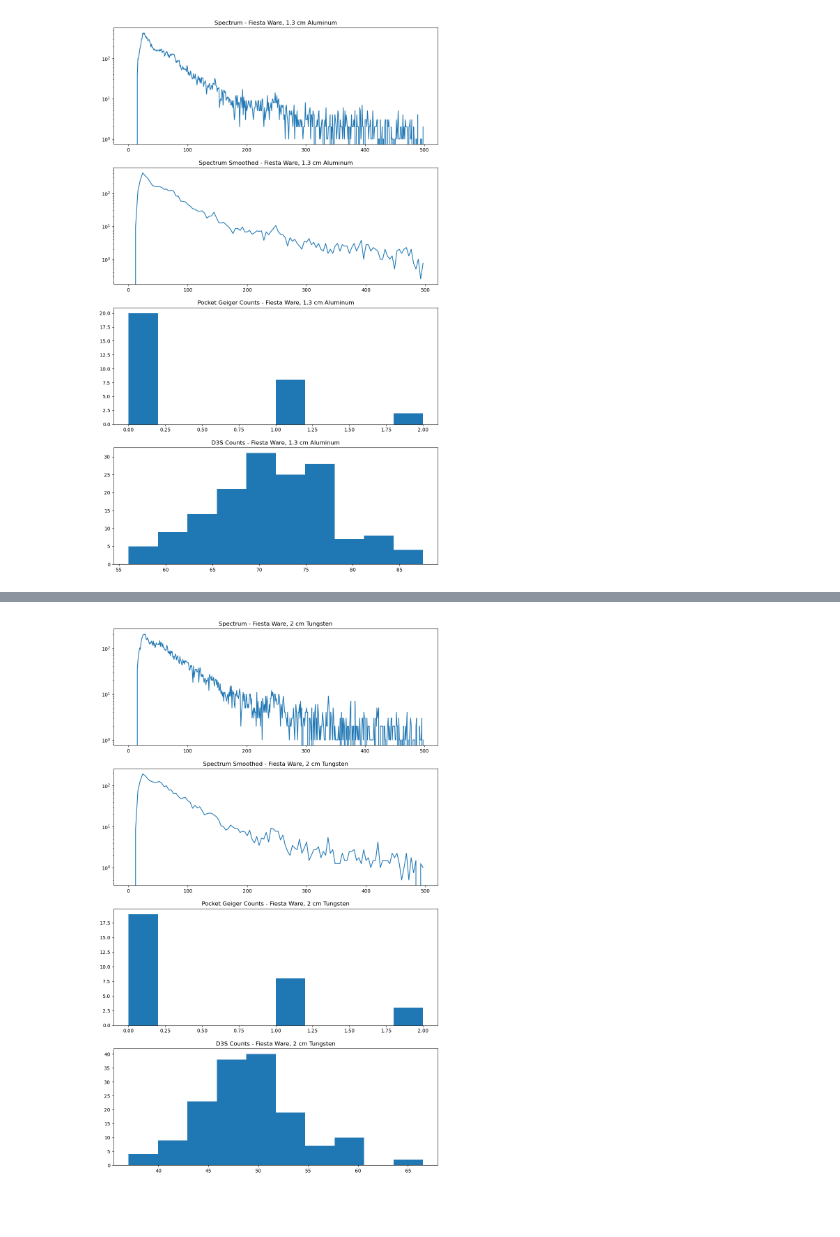
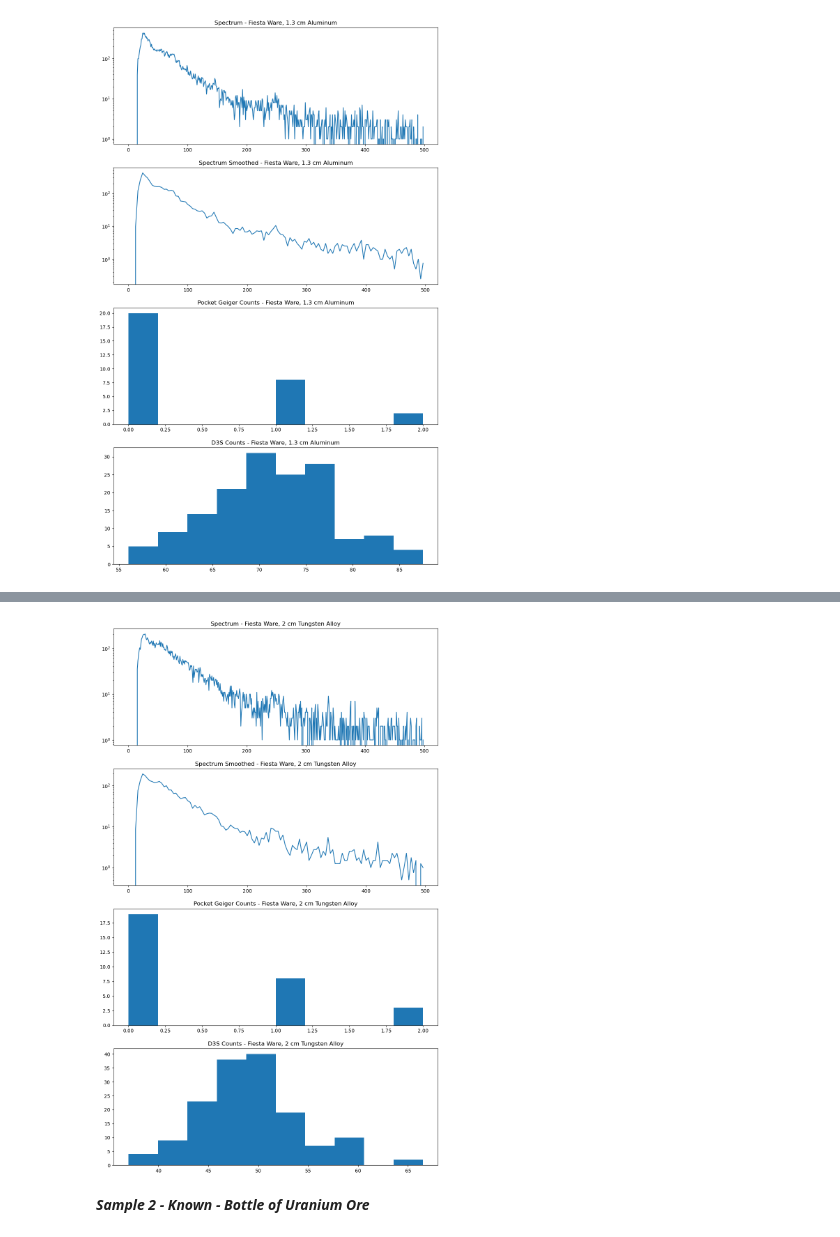
Before and after one commit to Kaiel0904/E11_KyleLink, a Jupyter notebook: E11 Final Graphing.ipynb, the cells around one changed output, grey strips where cells are left out. Drawn from its saved outputs; the diff is of its cells as text; code cells hidden in the pictures; blank space fills up the shorter version.

```diff
--- a/E11 Final Graphing.ipynb
+++ b/E11 Final Graphing.ipynb
@@ -92,8 +92,10 @@ graph_quick(fig4, ax4, FW_W1_spectrum, FW_W1_geiger, FW_W1_D3Scount, 'Fiesta War
 # %%
 fig5, ax5 = plt.subplots(figsize=(12,20),nrows=4)
-graph_quick(fig5, ax5, FW_W2_spectrum, FW_W2_geiger, FW_W2_D3Scount, 'Fiesta Ware, 2 cm Tungsten')
+graph_quick(fig5, ax5, FW_W2_spectrum, FW_W2_geiger, FW_W2_D3Scount, 'Fiesta Ware, 2 cm Tungsten Alloy')
 # %% [output]
-[figure, old version]
+[figure, new version]
+# %% [markdown]
+***Sample 2 - Known - Bottle of Uranium Ore***
 # %%
 OB_NS_spectrum = pd.read_csv("Spectrum_known_orebottle_noshield_2024-04-24_16-22-29.csv").to_numpy()
 OB_NS_geiger = pd.read_csv("known_orebottle_noshield.csv").to_numpy()
```
Also changed, not shown: parts of 29 cells of this notebook.
